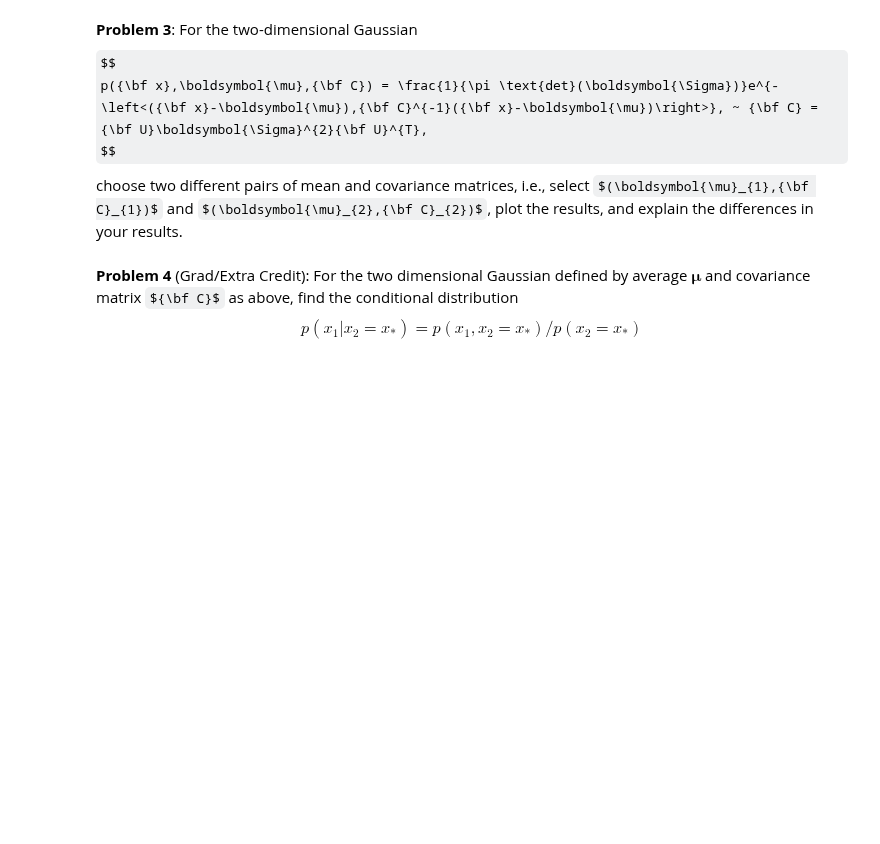
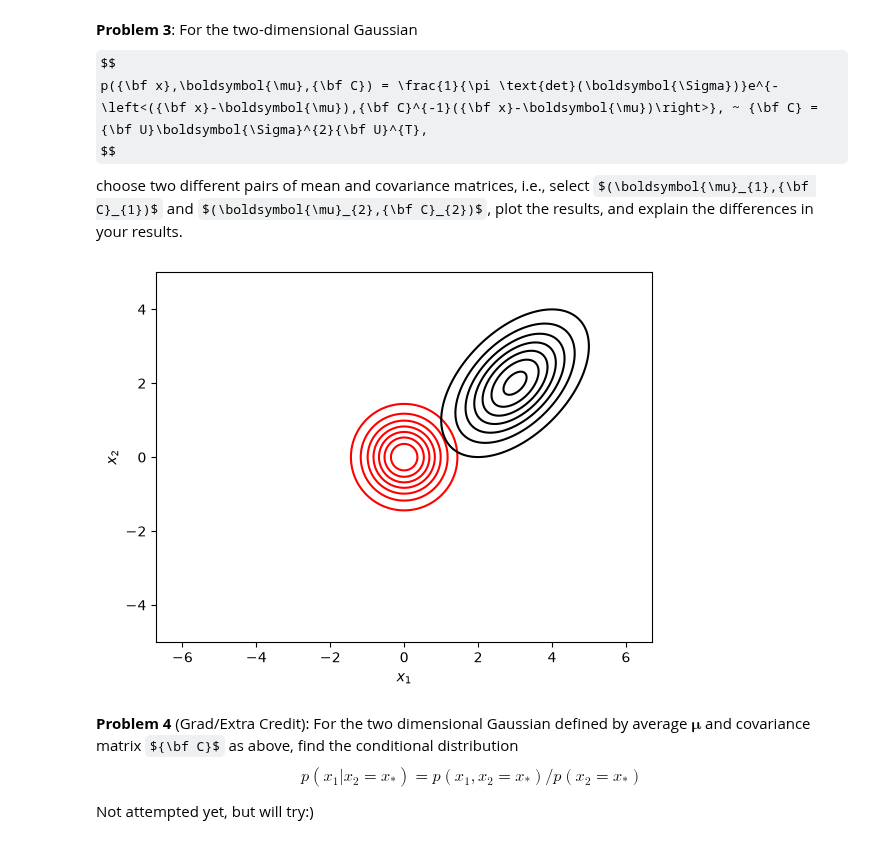
Before and after one commit to aadib2/Math_540_Fall_2026, a Jupyter notebook: Homework/Homework_Four.ipynb, the cells around one changed output. Cells and saved outputs as stored; diff of their text form; code cells hidden in the pictures; some formulas as TeX source; blank space fills up the shorter version.

```diff
--- a/Homework/Homework_Four.ipynb
+++ b/Homework/Homework_Four.ipynb
@@ -39,12 +148,38 @@ $$
 choose two different pairs of mean and covariance matrices, i.e., select $(\boldsymbol{\mu}_{1},{\bf C}_{1})$ and $(\boldsymbol{\mu}_{2},{\bf C}_{2})$, plot the results, and explain the differences in your results.
 # %%
 # define pdf
+pgauss2d = lambda x, mu, C: (
+    1 / (np.pi * np.sqrt(np.linalg.det(C)))
+    * np.exp(-np.einsum('...i,ij,...j->...', x - mu, np.linalg.inv(C), x - mu))
+)
 
-xvals = np.linspace(-5, 5, 1000)
+mu1 = np.array([0, 0])
+C1 = np.array([[1, 0], [0, 1]])
 
-# plot xvals vs pdf with different params and look at results
+mu2 = np.array([3, 2])
+C2 = np.array([[2, 1], [1, 2]])
+
+xvals = np.linspace(-5, 5, 500)
+yvals = np.linspace(-5, 5, 500)
+
+X, Y = np.meshgrid(xvals, yvals)
+positions = np.dstack((X, Y))
+
+pdf1 = pgauss2d(positions, mu1, C1)
+pdf2 = pgauss2d(positions, mu2, C2)
+
+plt.contour(X, Y, pdf1, colors='r')
+plt.contour(X, Y, pdf2, colors='k')
+plt.xlabel('$x_1$')
+plt.ylabel('$x_2$')
+plt.axis('equal')
+plt.show()
+# %% [output]
+[figure, added]
 # %% [markdown]
 **Problem 4** (Grad/Extra Credit): For the two dimensional Gaussian defined by average $\boldsymbol{\mu}$ and covariance matrix ${\bf C}$ as above, find the conditional distribution
 $$
 p(x_{1}|x_{2}=x_{\ast}) = p(x_{1},x_{2}=x_{\ast})/p(x_{2}=x_{\ast})
 $$
+
+Not attempted yet, but will try:)
```
Also changed, not shown: parts of 2 cells of this notebook.
